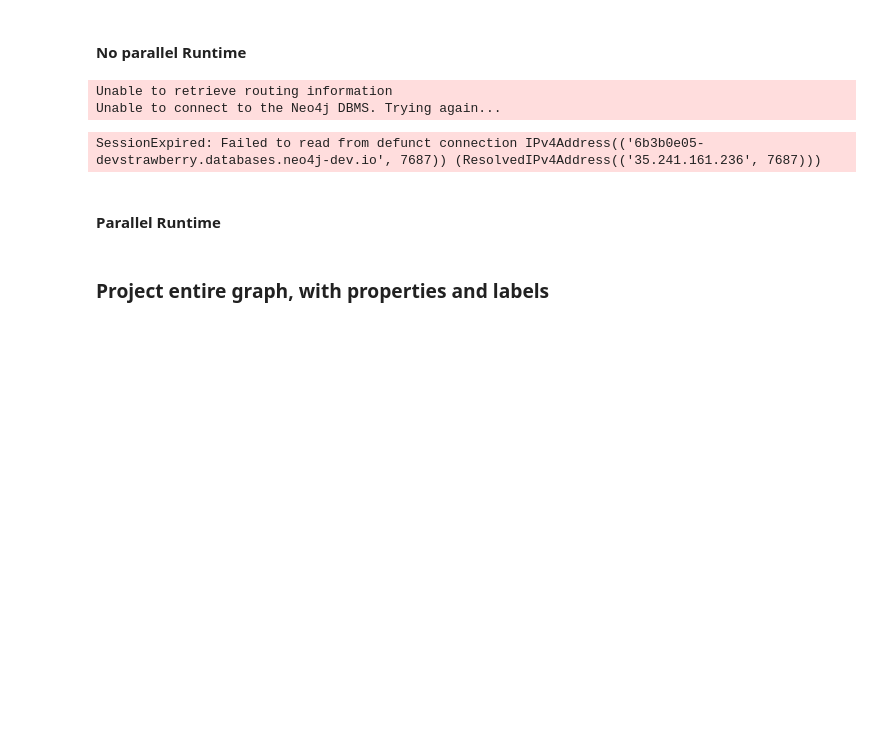
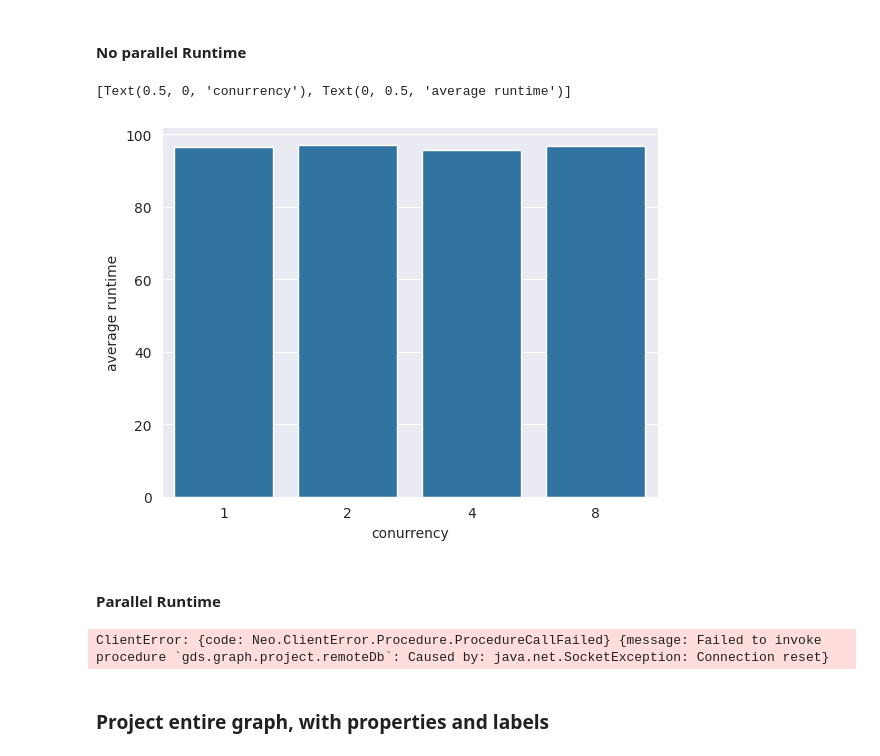
Before and after one commit to neo4j/graph-data-science-client, a Jupyter notebook: benchmarks/aura_benchmark.ipynb, the cells around one changed output. Saved outputs shown, nothing was run; the diff lists cells and outputs as text; code cells hidden in the pictures; blank space fills up the shorter version.

```diff
--- a/benchmarks/aura_benchmark.ipynb
+++ b/benchmarks/aura_benchmark.ipynb
@@ -14,11 +14,12 @@ from graphdatascience.query_runner.aura_db_arrow_query_runner import AuraDbConne
 CLIENT_ID = ""
 CLIENT_SECRET = ""
 DB_PASSWORD = ""
-DB_ID = "347d1f74"
+DB_ID = "5d3bf7f4"
 os.environ["AURA_ENV"] = "devstrawberry"
 
 db_connection_info = AuraDbConnectionInfo(
-        f"neo4j+s://{DB_ID}-{os.environ['AURA_ENV']}.databases.neo4j-dev.io", ("neo4j", DB_PASSWORD)
+        # f"neo4j+s://{DB_ID}-{os.environ['AURA_ENV']}.databases.neo4j-dev.io", ("neo4j", DB_PASSWORD)
+        f"bolt+s://p-5d3bf7f4-ffc6-9.devstrawberry-orch-0001.neo4j-dev.io", ("neo4j", DB_PASSWORD)
     )
 # %%
 sessions = AuraSessions(db_connection_info, (CLIENT_ID, CLIENT_SECRET))
@@ -37,8 +40,9 @@ def measure(func, setup, iterations, warmup_iterations):
     pbar = tqdm(total=iterations + warmup_iterations)
 
     def wrapper():
+        value = func()
         pbar.update(1)
-        return func()
+        return value
 
     pbar.set_description("Warmup")
     warmup = timeit.repeat(
@@ -87,27 +89,26 @@ ClientError: {code: Neo.ClientError.Procedure.ProcedureCallFailed} {message: Fai
 # %%
 data = {}
 for concurrency in [1, 2, 4, 8]:
     result = measure(
                 lambda: run_remote_projection(
             """
             MATCH (u)
             OPTIONAL MATCH (u)-[r]->(t)
             RETURN gds.graph.project.remote(u, t, {})
             """,
             concurrency=concurrency
         ),
         lambda: gds.graph.drop("graph", failIfMissing=False),
-        iterations=10,
-        warmup_iterations=5
+        iterations=3,
+        warmup_iterations=2
     )
     data[concurrency] = result
 
 plot = sns.barplot({k: v["mean"] for k, v in data.items()})
 plot.set(xlabel="conurrency", ylabel="average runtime")
 # %% [output]
-Unable to retrieve routing information
-Unable to connect to the Neo4j DBMS. Trying again...
+[Text(0.5, 0, 'conurrency'), Text(0, 0.5, 'average runtime')]
-SessionExpired: Failed to read from defunct connection IPv4Address(('6b3b0e05-devstrawberry.databases.neo4j-dev.io', 7687)) (ResolvedIPv4Address(('35.241.161.236', 7687)))
+[figure, added]
 # %% [markdown]
 #### Parallel Runtime
 # %%
@@ -124,13 +125,15 @@ for concurrency in [1, 2, 4, 8]:
             concurrency=concurrency
         ),
         lambda: (),
-        iterations=10,
-        warmup_iterations=5
+        iterations=1,
+        warmup_iterations=1
     )
     data[concurrency] = result
 
 plot = sns.barplot({k: v["mean"] for k, v in data.items()})
 plot.set(xlabel="conurrency", ylabel="average runtime")
+# %% [output]
+ClientError: {code: Neo.ClientError.Procedure.ProcedureCallFailed} {message: Failed to invoke procedure `gds.graph.project.remoteDb`: Caused by: java.net.SocketException: Connection reset}
 # %% [markdown]
 ### Project entire graph, with properties and labels
 # %%
```
Also changed, not shown: parts of 2 cells of this notebook.
